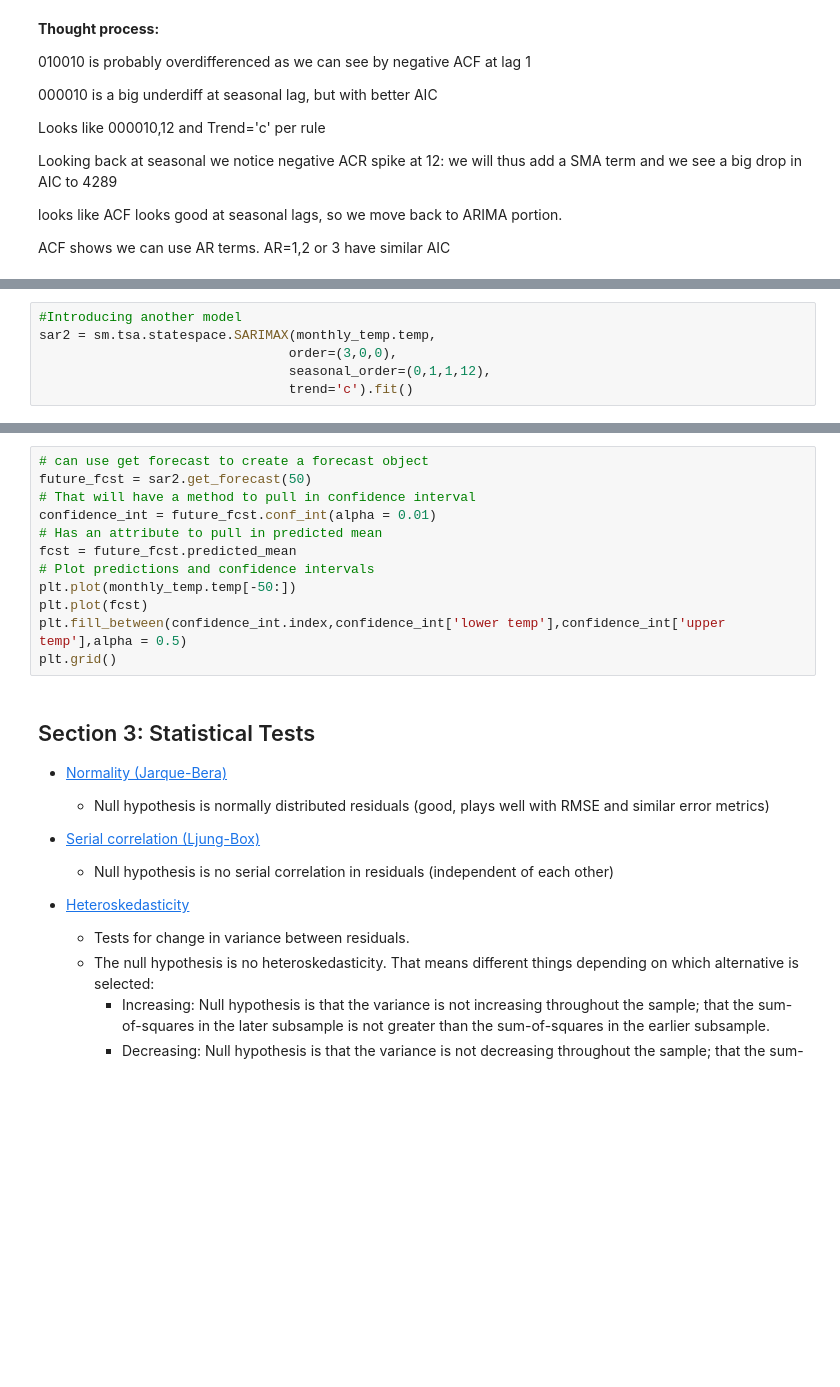
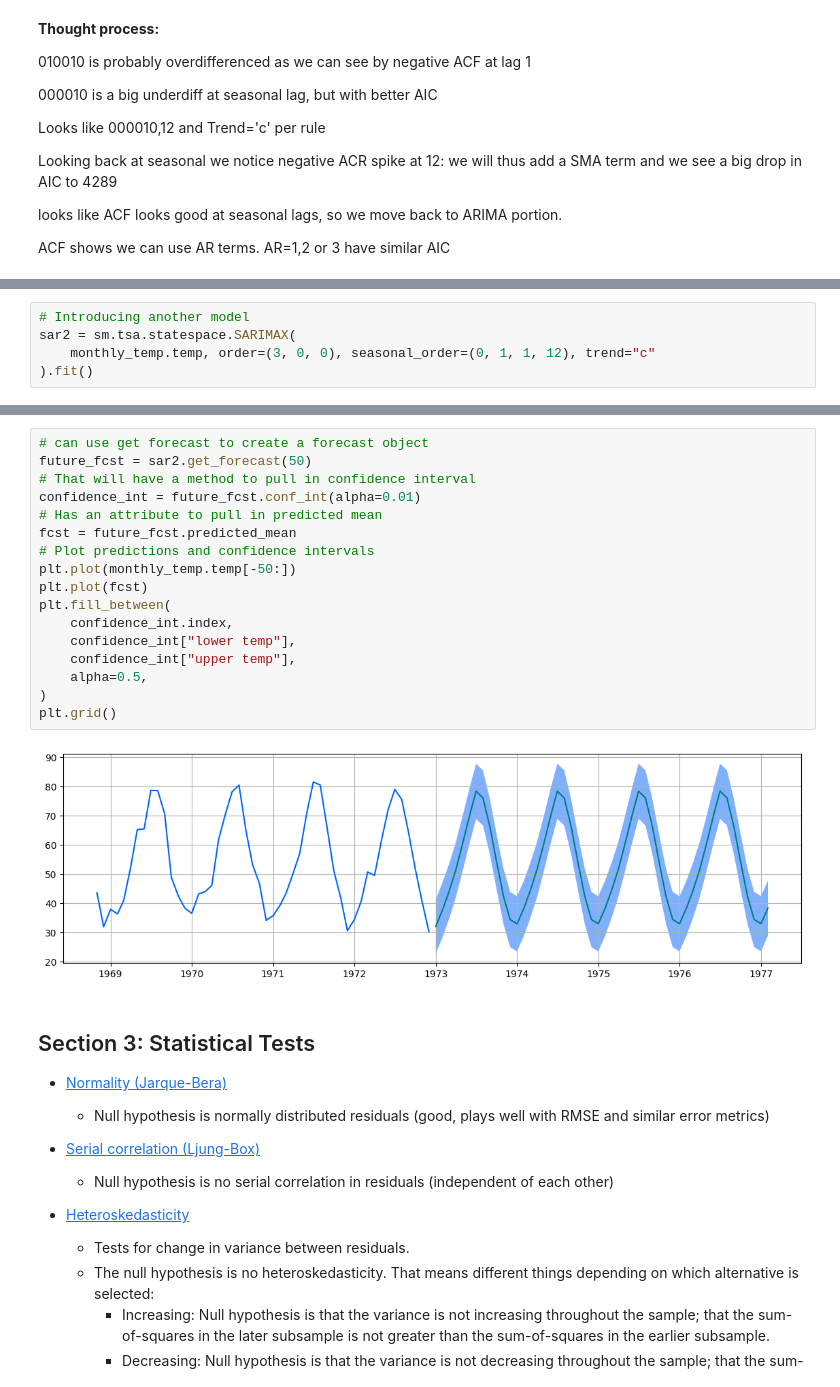
Before and after one commit to calebrauscher/IBM_Specialized_Models, a Jupyter notebook: Time Series and Survival Analysis/06f_DEMO_SARIMA_Prophet.ipynb, the cells around one changed output, grey strips where cells are left out. Saved outputs shown, nothing was run; the diff lists cells and outputs as text; blank space fills up the shorter version.

```diff
--- a/Time Series and Survival Analysis/06f_DEMO_SARIMA_Prophet.ipynb
+++ b/Time Series and Survival Analysis/06f_DEMO_SARIMA_Prophet.ipynb
@@ -370,8 +539,7 @@ monthly_temp[730:][['temp', 'forecast']].plot();
 # %%
-#Introducing another model
-sar2 = sm.tsa.statespace.SARIMAX(monthly_temp.temp,
-                                order=(3,0,0),
-                                seasonal_order=(0,1,1,12),
-                                trend='c').fit()
+# Introducing another model
+sar2 = sm.tsa.statespace.SARIMAX(
+    monthly_temp.temp, order=(3, 0, 0), seasonal_order=(0, 1, 1, 12), trend="c"
+).fit()
 # %%
 # plot predictions
@@ -381,15 +551,22 @@ plt.grid();
 # %%
 # can use get forecast to create a forecast object
 future_fcst = sar2.get_forecast(50)
 # That will have a method to pull in confidence interval
-confidence_int = future_fcst.conf_int(alpha = 0.01)
+confidence_int = future_fcst.conf_int(alpha=0.01)
 # Has an attribute to pull in predicted mean
 fcst = future_fcst.predicted_mean
 # Plot predictions and confidence intervals
 plt.plot(monthly_temp.temp[-50:])
 plt.plot(fcst)
-plt.fill_between(confidence_int.index,confidence_int['lower temp'],confidence_int['upper temp'],alpha = 0.5)
+plt.fill_between(
+    confidence_int.index,
+    confidence_int["lower temp"],
+    confidence_int["upper temp"],
+    alpha=0.5,
+)
 plt.grid()
+# %% [output]
+[figure, added]
 # %% [markdown]
 ## Section 3: Statistical Tests
 
```
Also changed, not shown: parts of 98 cells of this notebook.
